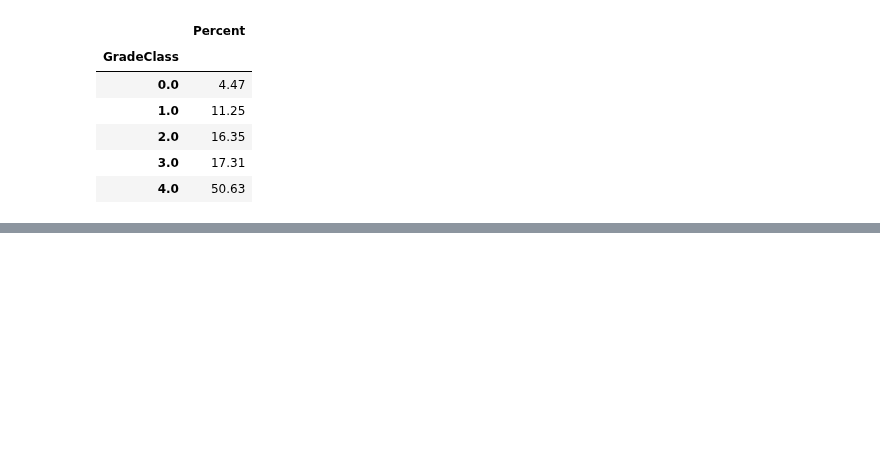
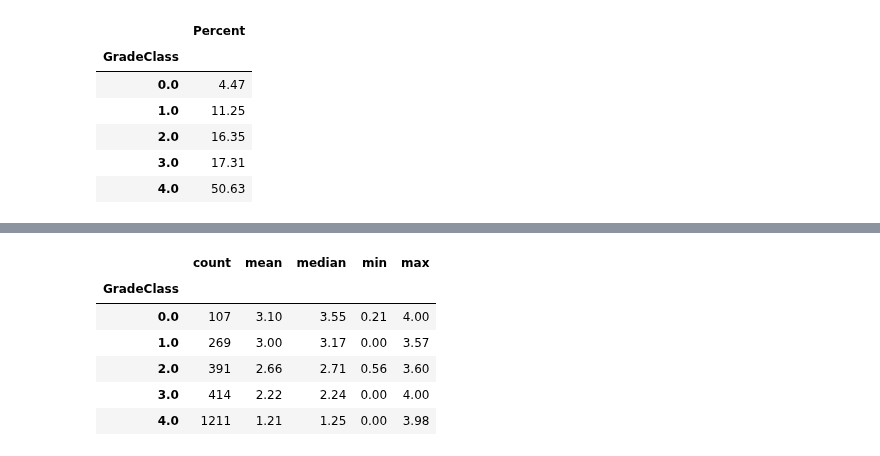
Before and after one commit to Sonu-kumar-08/YBI-INTERNSHIP, a Jupyter notebook: Student_Performance_Prediction.ipynb, the cells around one changed output, grey strips where cells are left out. Cells and saved outputs as stored; diff of their text form; code cells hidden in the pictures; blank space fills up the shorter version.

```diff
--- a/Student_Performance_Prediction.ipynb
+++ b/Student_Performance_Prediction.ipynb
@@ -186,0 +204,11 @@ Target proportions (%):
+# %%
+
+display(clean_df.groupby("GradeClass")["GPA"].agg(["count", "mean", "median", "min", "max"]).round(2))
+# %% [output]
+|  | count | mean | median | min | max |
+| GradeClass |  |  |  |  |  |
+| 0.0 | 107 | 3.10 | 3.55 | 0.21 | 4.00 |
+| 1.0 | 269 | 3.00 | 3.17 | 0.00 | 3.57 |
+| 2.0 | 391 | 2.66 | 2.71 | 0.56 | 3.60 |
+| 3.0 | 414 | 2.22 | 2.24 | 0.00 | 4.00 |
+| 4.0 | 1211 | 1.21 | 1.25 | 0.00 | 3.98 |
```
Also changed, not shown: parts of 3 cells of this notebook.
